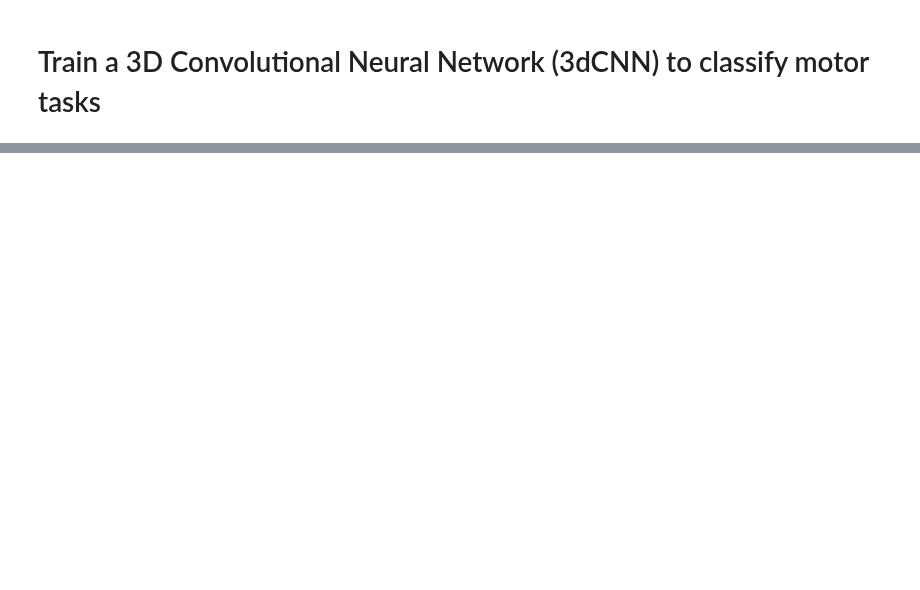
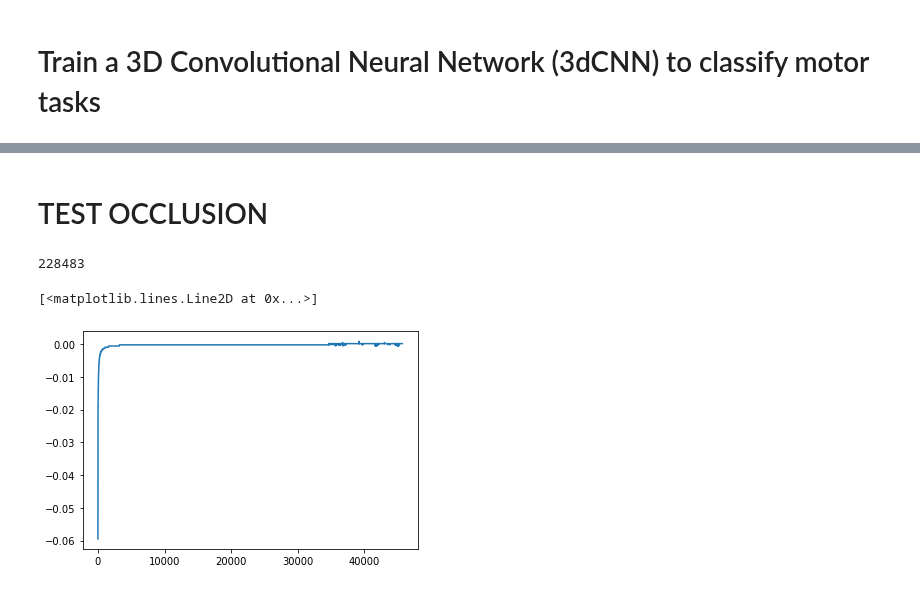
Before and after one commit to PhilippS893/thesis_code_and_analyses, a Jupyter notebook: first_steps/motor_classifier.ipynb, the cells around one changed output, grey strips where cells are left out. Drawn from its saved outputs; the diff is of its cells as text; code cells hidden in the pictures; blank space fills up the shorter version.

```diff
--- a/first_steps/motor_classifier.ipynb
+++ b/first_steps/motor_classifier.ipynb
@@ -192,0 +296,2 @@ Run summary:
+# %% [markdown]
+# TEST OCCLUSION
@@ -192,0 +300,23 @@ Run summary:
+# %%
+import nibabel as nib
+
+brain_mask = nib.load(mni_template).get_fdata()
+attribution = nib.load('motor-mapper-lrp/avg_handleft.nii.gz').get_fdata()
+attribution_masked = np.multiply(attribution, brain_mask)
+#below_zero = attribution<=0
+#attribution[below_zero]=0
+# %%
+non_zero_vals = np.sum(attribution_masked!=0)
+non_zero_vals
+# %% [output]
+228483
+# %%
+attribution_flat = np.multiply(np.ones(attribution.shape), brain_mask).flatten()
+
+occlusion_idx = np.argsort(a=attribution_masked.flatten())[:int(.2*non_zero_vals)]
+attribution_flat[occlusion_idx] = 0
+# %%
+plt.plot(attribution.flatten()[occlusion_idx])
+# %% [output]
+[<matplotlib.lines.Line2D at 0x...>]
+[figure, added]
```
Also changed, not shown: parts of 18 cells of this notebook, 3 other files.
